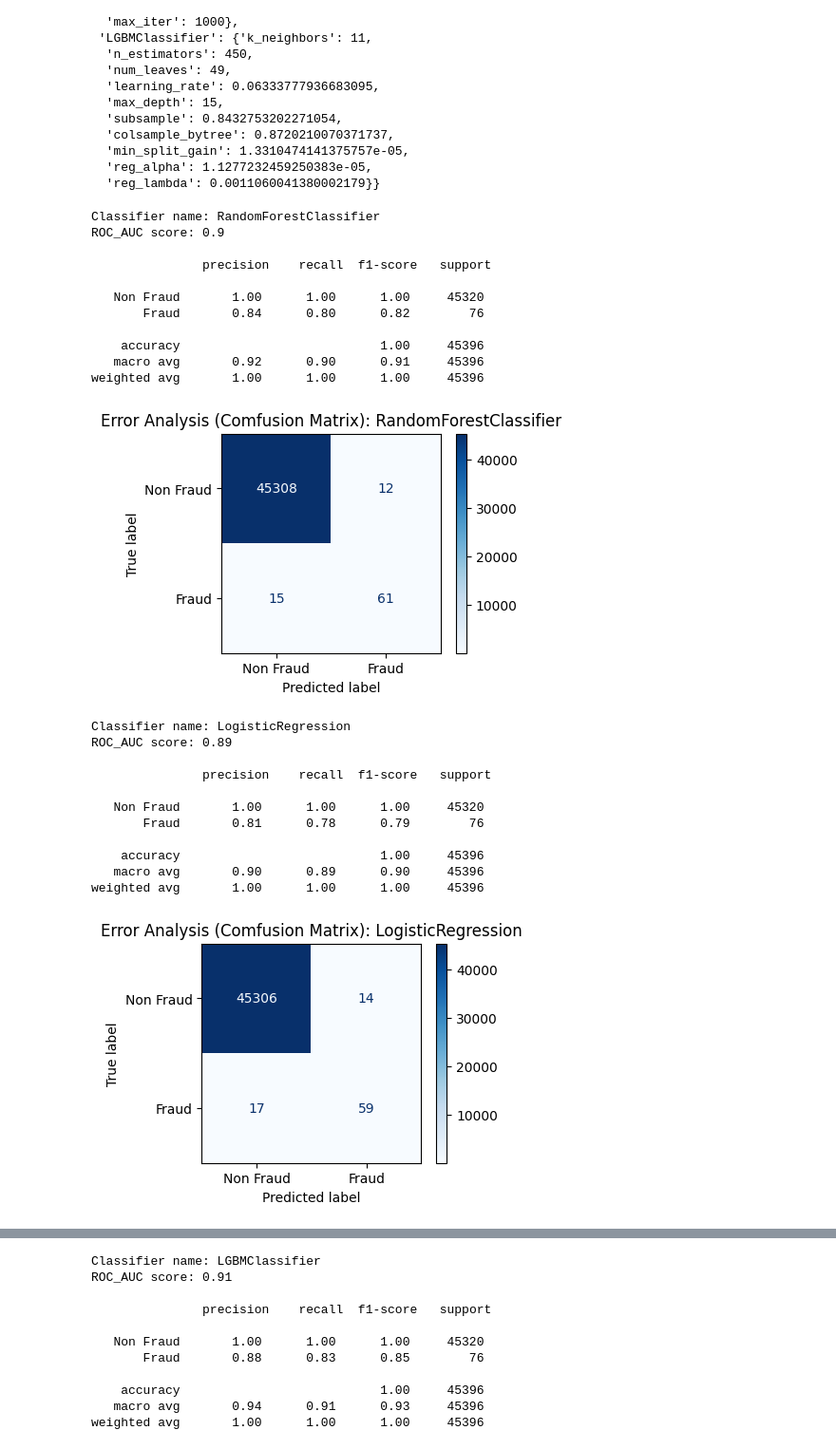
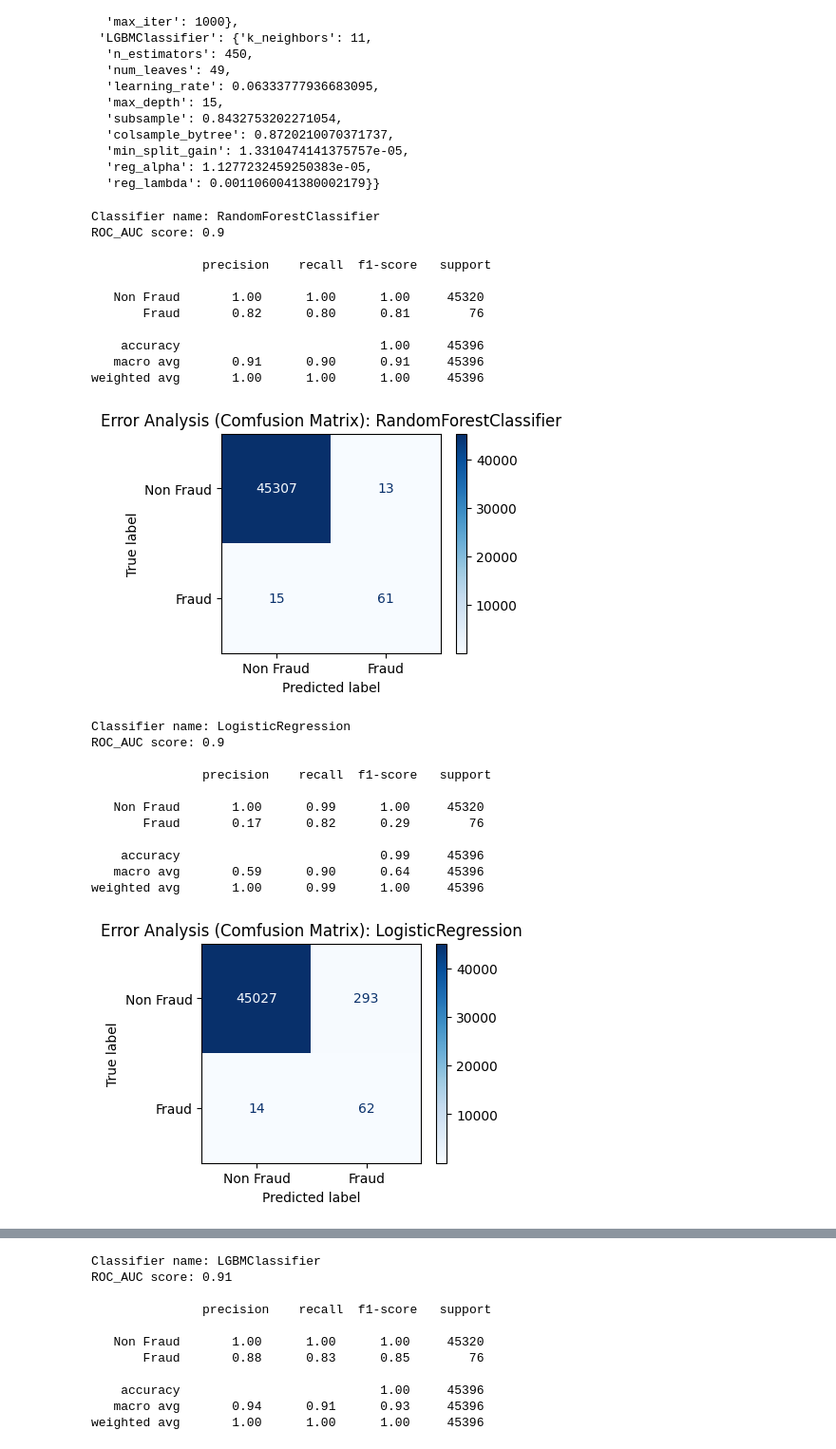
Before and after one commit to KevinChima/Credit-Card-Fraud, a Jupyter notebook: CreditCardFraud.ipynb, the cells around one changed output, grey strips where cells are left out. Shown at 95% size. Drawn from its saved outputs; the diff is of its cells as text; code cells hidden in the pictures.

Commit message:
tweaked the hyperpameters some more; reverted the cross_val_score in the feature selection function to convertional fit and predict method call

```diff
--- a/CreditCardFraud.ipynb
+++ b/CreditCardFraud.ipynb
@@ -1139,12 +1139,12 @@ best_params
   'reg_lambda': 0.0011060041380002179}}
 # %%
 best_params = {
-    'RandomForestClassifier': {'n_estimators': 207,
+    'RandomForestClassifier': {'n_estimators': 287,
                                'criterion': 'entropy',
-                               'max_features': 'sqrt',
+                               'max_features': 'log2',
                                'max_depth': 20,
-                               'min_samples_split': 2,
-                               'min_samples_leaf': 2},
+                               'min_samples_split': 6,
+                               'min_samples_leaf': 4},
 
     'XGBClassifier': {'n_estimators': 246,
                       'learning_rate': 0.6705573044054888,
@@ -1181,9 +1181,8 @@ models = list(classifiers.items())
 
 labels = ['Non Fraud', 'Fraud']
 # %%
-_, table_3 = train_evaluate(dict(models[0:1]), over=True, over_sampling=SMOTE(sampling_strategy=.5, k_neighbors=7, random_state=42),
-                               cm=True, under=True, undersampling=RandomUnderSampler(sampling_strategy=.5, random_state=42), labels=labels,
-                               class_report=True)
+_, table_3 = train_evaluate(dict(models[0:1]), over=True, over_sampling=SMOTE(sampling_strategy=.4, random_state=42),
+                            cm=True, weight=True, labels=labels, class_report=True)
 # %% [output]
 Classifier name: RandomForestClassifier
 ROC_AUC score: 0.9
@@ -1191,27 +1190,26 @@ ROC_AUC score: 0.9
                precision    recall  f1-score   support
 
    Non Fraud       1.00      1.00      1.00     45320
-       Fraud       0.84      0.80      0.82        76
+       Fraud       0.82      0.80      0.81        76
 
     accuracy                           1.00     45396
-   macro avg       0.92      0.90      0.91     45396
+   macro avg       0.91      0.90      0.91     45396
 weighted avg       1.00      1.00      1.00     45396
 [figure]
 # %%
-_, table_4 = train_evaluate(dict(models[1:2]), over=True, over_sampling=SMOTE(sampling_strategy=.5, k_neighbors=4, random_state=42),
-                               cm=True,under=True, undersampling=RandomUnderSampler(sampling_strategy=.5, random_state=42), labels=labels,
-                               class_report=True)
+_, table_4 = train_evaluate(dict(models[1:2]), over=True, over_sampling=SMOTE(sampling_strategy=.5,random_state=42),
+                            cm=True,under=True, labels=labels, class_report=True)
 # %% [output]
 Classifier name: LogisticRegression
-ROC_AUC score: 0.89
+ROC_AUC score: 0.9
 
                precision    recall  f1-score   support
 
-   Non Fraud       1.00      1.00      1.00     45320
-       Fraud       0.81      0.78      0.79        76
+   Non Fraud       1.00      0.99      1.00     45320
+       Fraud       0.17      0.82      0.29        76
 
-    accuracy                           1.00     45396
-   macro avg       0.90      0.89      0.90     45396
-weighted avg       1.00      1.00      1.00     45396
+    accuracy                           0.99     45396
+   macro avg       0.59      0.90      0.64     45396
+weighted avg       1.00      0.99      1.00     45396
-[figure, old version]
+[figure, new version]
 # %%
```
Also changed, not shown: parts of 20 cells of this notebook, 1 other file.
